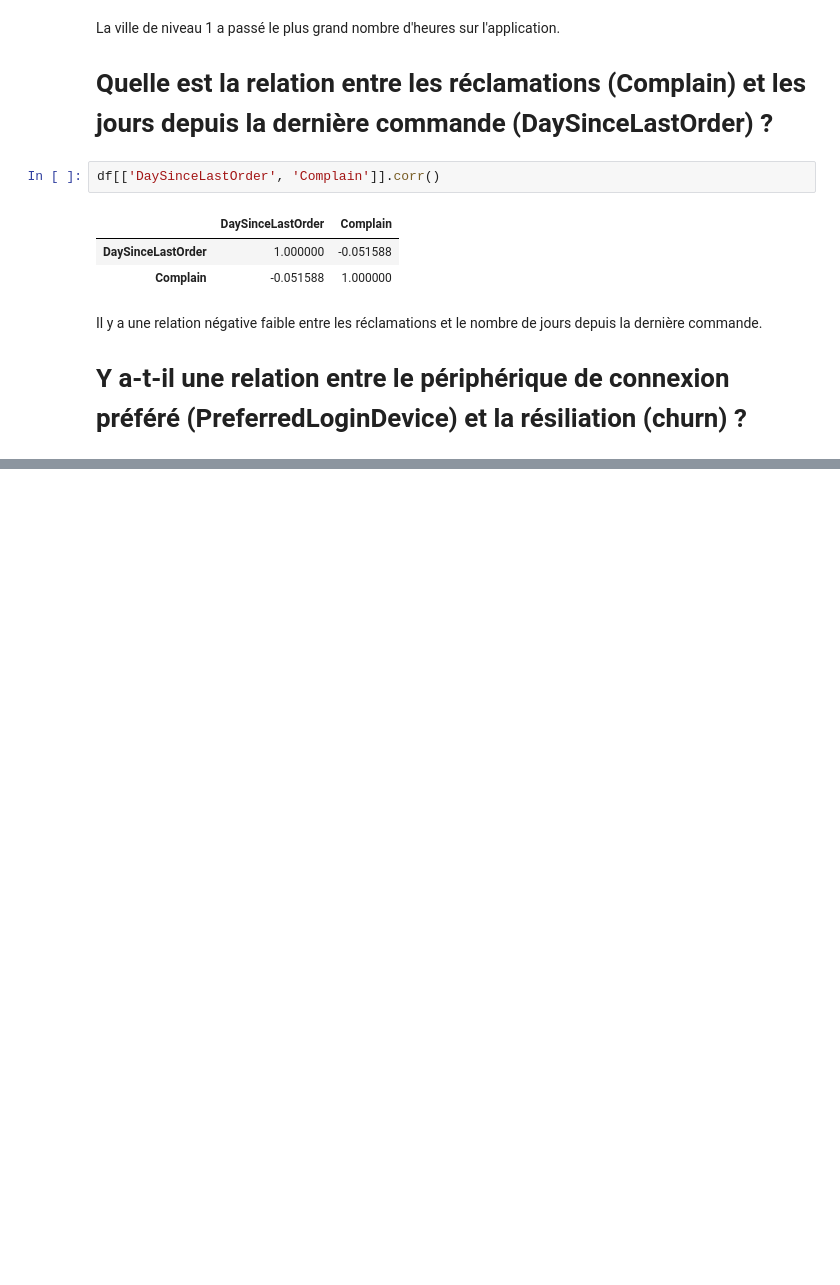
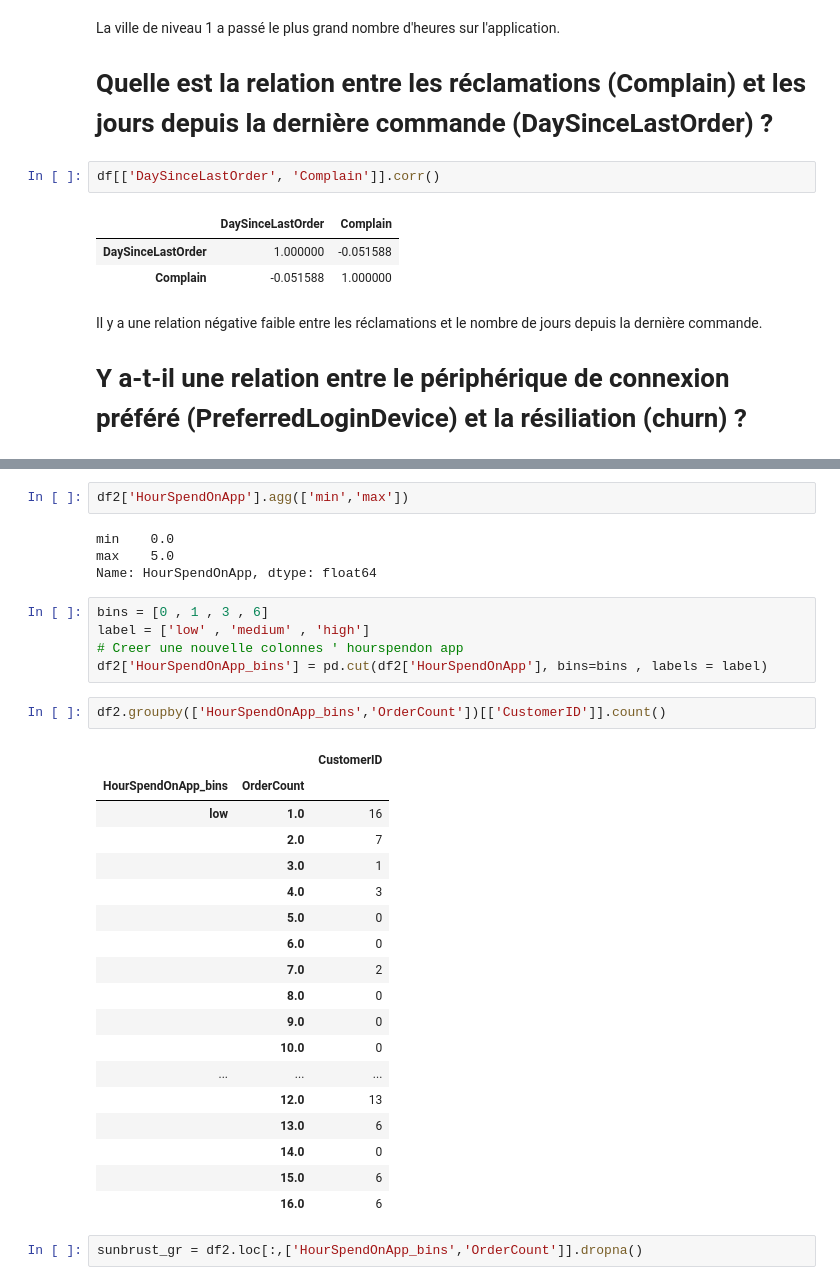
Before and after one commit to k-chanez/Churn-prediction, a Jupyter notebook: Churn_prediction_IA.ipynb, the cells around one changed output, grey strips where cells are left out. Cells and saved outputs as stored; diff of their text form; blank space fills up the shorter version.

```diff
--- a/Churn_prediction_IA.ipynb
+++ b/Churn_prediction_IA.ipynb
@@ -600,0 +790,34 @@ mobile phone users are likely to churn may be this indicates a problem on the ap
+# %%
+df2['HourSpendOnApp'].agg(['min','max'])
+# %% [output]
+min    0.0
+max    5.0
+Name: HourSpendOnApp, dtype: float64
+# %%
+bins = [0 , 1 , 3 , 6]
+label = ['low' , 'medium' , 'high']
+# Creer une nouvelle colonnes ' hourspendon app
+df2['HourSpendOnApp_bins'] = pd.cut(df2['HourSpendOnApp'], bins=bins , labels = label)
+# %%
+df2.groupby(['HourSpendOnApp_bins','OrderCount'])[['CustomerID']].count()
+# %% [output]
+|  |  | CustomerID |
+| HourSpendOnApp_bins | OrderCount |  |
+| low | 1.0 | 16 |
+|  | 2.0 | 7 |
+|  | 3.0 | 1 |
+|  | 4.0 | 3 |
+|  | 5.0 | 0 |
+|  | 6.0 | 0 |
+|  | 7.0 | 2 |
+|  | 8.0 | 0 |
+|  | 9.0 | 0 |
+|  | 10.0 | 0 |
+| ... | ... | ... |
+|  | 12.0 | 13 |
+|  | 13.0 | 6 |
+|  | 14.0 | 0 |
+|  | 15.0 | 6 |
+|  | 16.0 | 6 |
+# %%
+sunbrust_gr = df2.loc[:,['HourSpendOnApp_bins','OrderCount']].dropna()
```
Also changed, not shown: parts of 61 cells of this notebook.
